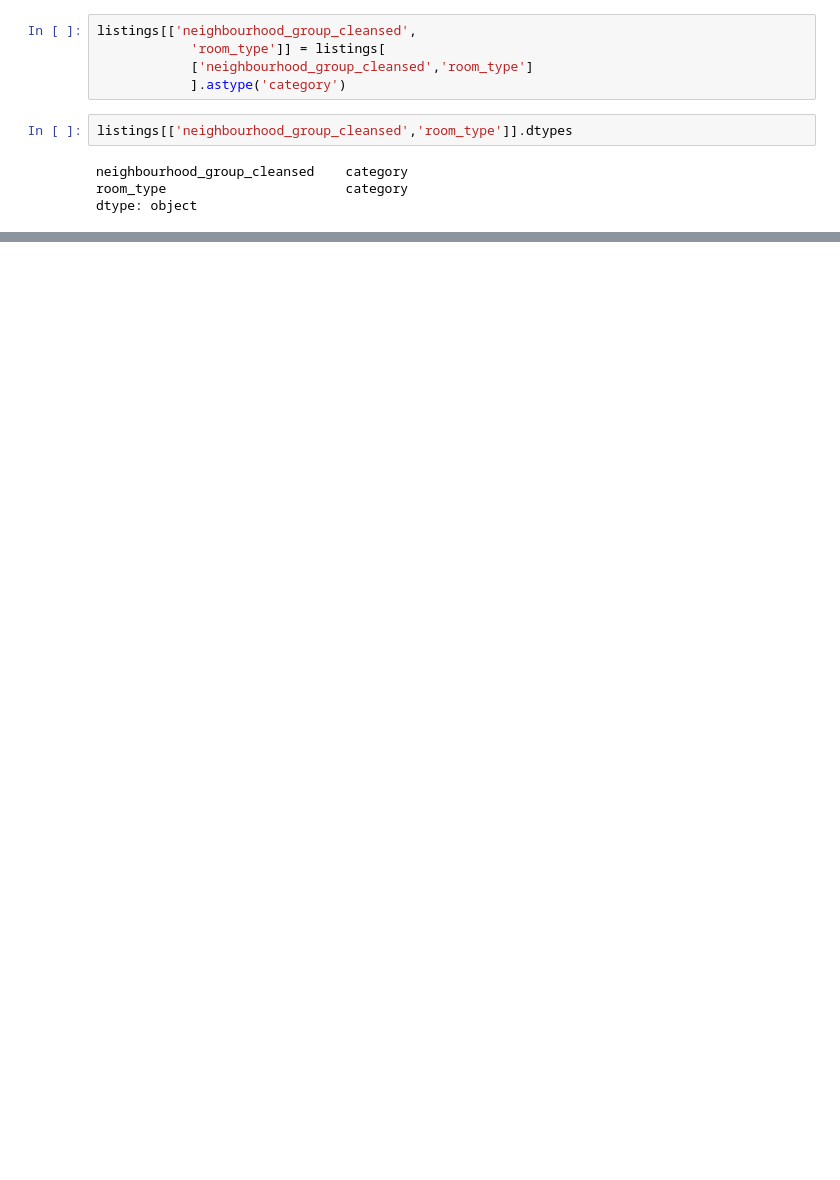
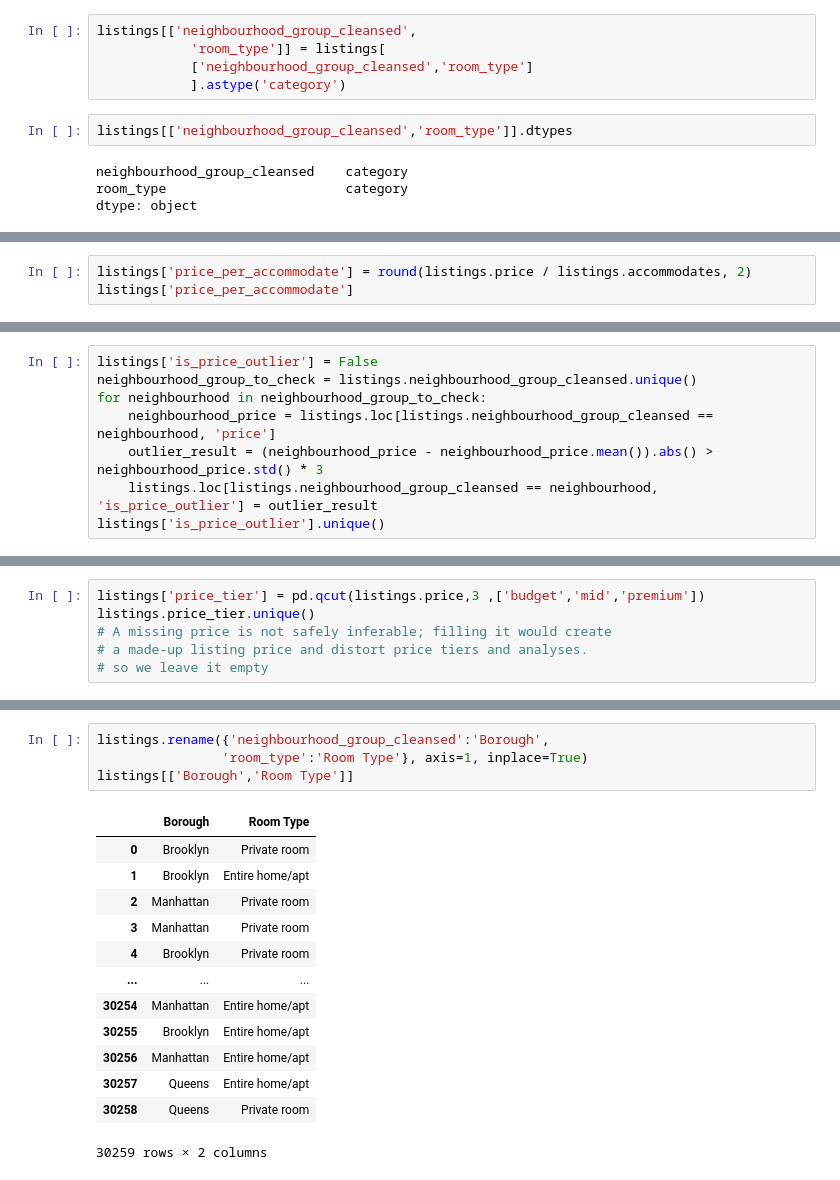
Before and after one commit to bluesparrow-bit/DataPlaygrounds, a Jupyter notebook: Data_Wrangling/airbnb-new-york-city.ipynb, the cells around one changed output, grey strips where cells are left out. Cells and saved outputs as stored; diff of their text form; blank space fills up the shorter version.

```diff
--- a/Data_Wrangling/airbnb-new-york-city.ipynb
+++ b/Data_Wrangling/airbnb-new-york-city.ipynb
@@ -273,0 +274,3 @@ Add a column price_per_accommodate = price / accommodates, using your cleaned nu
+# %%
+listings['price_per_accommodate'] = round(listings.price / listings.accommodates, 2)
+listings['price_per_accommodate']
@@ -273,0 +293,8 @@ Add a column price_per_accommodate = price / accommodates, using your cleaned nu
+# %%
+listings['is_price_outlier'] = False
+neighbourhood_group_to_check = listings.neighbourhood_group_cleansed.unique()
+for neighbourhood in neighbourhood_group_to_check:
+    neighbourhood_price = listings.loc[listings.neighbourhood_group_cleansed == neighbourhood, 'price']
+    outlier_result = (neighbourhood_price - neighbourhood_price.mean()).abs() > neighbourhood_price.std() * 3
+    listings.loc[listings.neighbourhood_group_cleansed == neighbourhood, 'is_price_outlier'] = outlier_result
+listings['is_price_outlier'].unique()
@@ -273,0 +306,6 @@ Add a column price_per_accommodate = price / accommodates, using your cleaned nu
+# %%
+listings['price_tier'] = pd.qcut(listings.price,3 ,['budget','mid','premium'])
+listings.price_tier.unique()
+# A missing price is not safely inferable; filling it would create
+# a made-up listing price and distort price tiers and analyses.
+# so we leave it empty
@@ -273,0 +318,18 @@ Add a column price_per_accommodate = price / accommodates, using your cleaned nu
+# %%
+listings.rename({'neighbourhood_group_cleansed':'Borough',
+                'room_type':'Room Type'}, axis=1, inplace=True)
+listings[['Borough','Room Type']]
+# %% [output]
+|  | Borough | Room Type |
+| 0 | Brooklyn | Private room |
+| 1 | Brooklyn | Entire home/apt |
+| 2 | Manhattan | Private room |
+| 3 | Manhattan | Private room |
+| 4 | Brooklyn | Private room |
+| ... | ... | ... |
+| 30254 | Manhattan | Entire home/apt |
+| 30255 | Brooklyn | Entire home/apt |
+| 30256 | Manhattan | Entire home/apt |
+| 30257 | Queens | Entire home/apt |
+| 30258 | Queens | Private room |
+30259 rows × 2 columns
```
Also changed, not shown: parts of 34 cells of this notebook, 1 other file.
